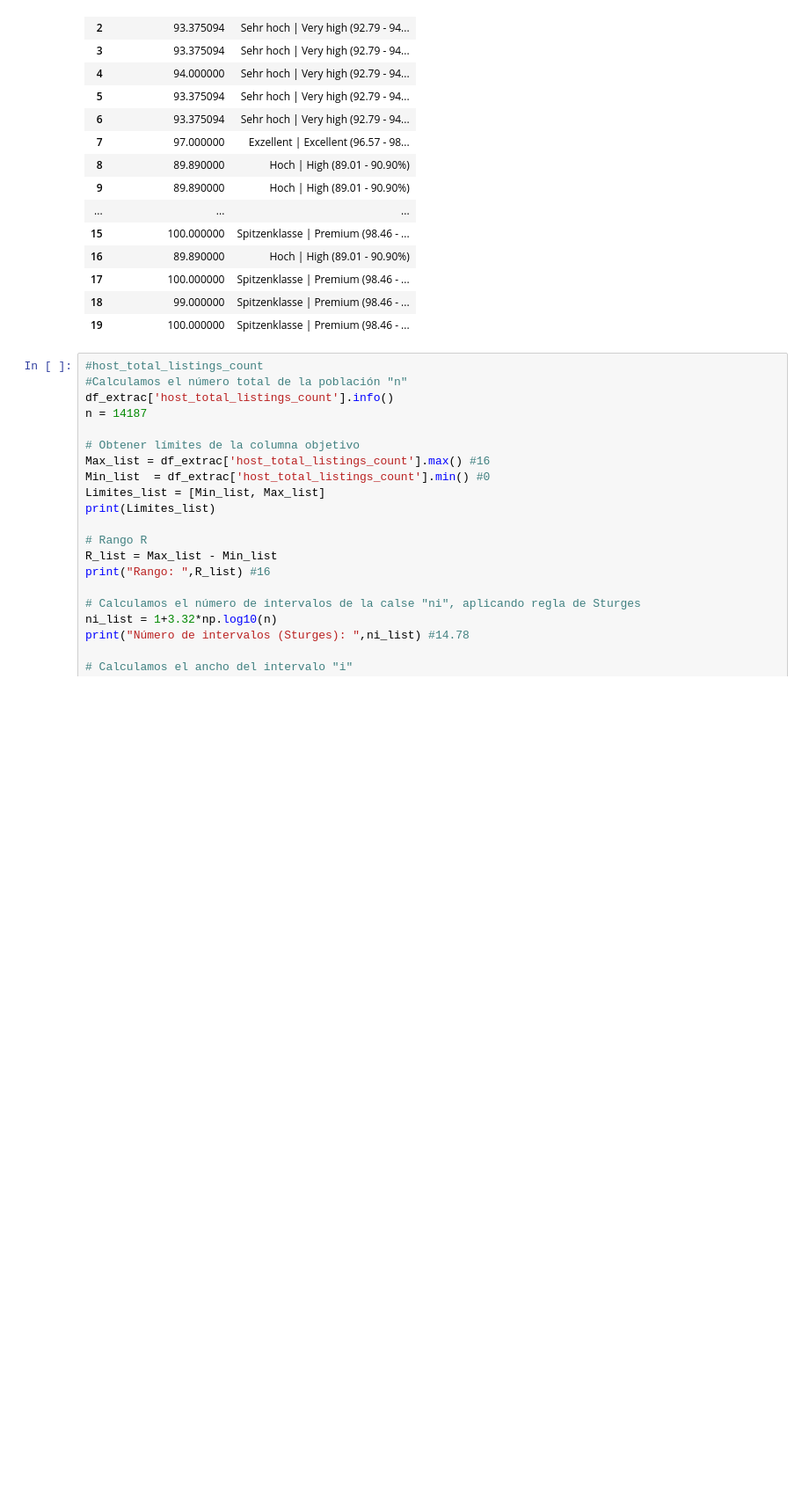
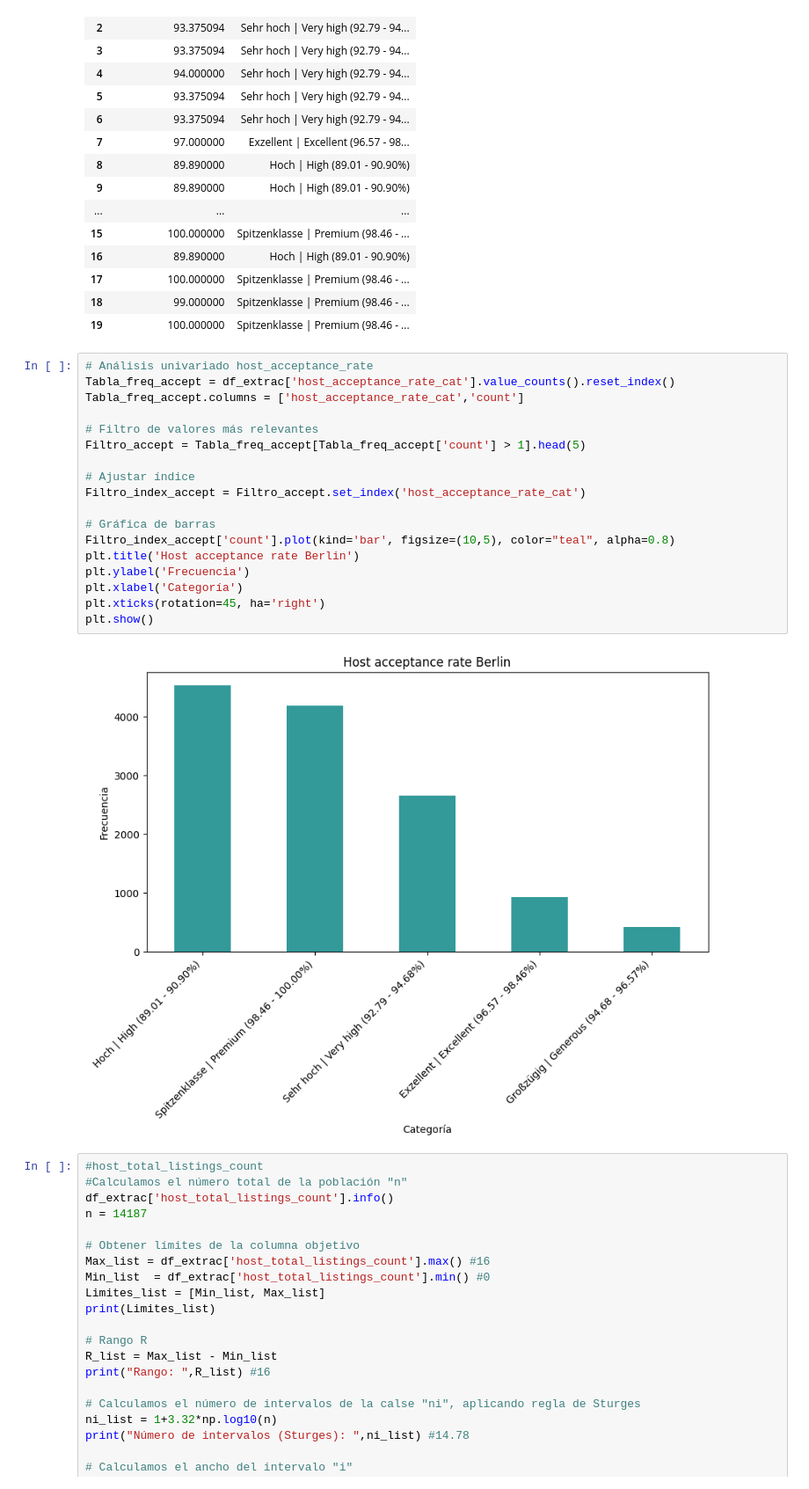
Before and after one commit to Raydays55/Actividad-5, a Jupyter notebook: Act5.ipynb, the cells around one changed output. Shown at 88% size. Cells and saved outputs as stored; diff of their text form; blank space fills up the shorter version.

```diff
--- a/Act5.ipynb
+++ b/Act5.ipynb
@@ -497,6 +498,26 @@ Ancho del intervalo:  1.8939039488044165
 | 17 | 100.000000 | Spitzenklasse | Premium (98.46 - ... |
 | 18 | 99.000000 | Spitzenklasse | Premium (98.46 - ... |
 | 19 | 100.000000 | Spitzenklasse | Premium (98.46 - ... |
+# %%
+# Análisis univariado host_acceptance_rate
+Tabla_freq_accept = df_extrac['host_acceptance_rate_cat'].value_counts().reset_index()
+Tabla_freq_accept.columns = ['host_acceptance_rate_cat','count']
+
+# Filtro de valores más relevantes
+Filtro_accept = Tabla_freq_accept[Tabla_freq_accept['count'] > 1].head(5)
+
+# Ajustar índice
+Filtro_index_accept = Filtro_accept.set_index('host_acceptance_rate_cat')
+
+# Gráfica de barras
+Filtro_index_accept['count'].plot(kind='bar', figsize=(10,5), color="teal", alpha=0.8)
+plt.title('Host acceptance rate Berlin')
+plt.ylabel('Frecuencia')
+plt.xlabel('Categoría')
+plt.xticks(rotation=45, ha='right')
+plt.show()
+# %% [output]
+[figure, added]
 # %%
 #host_total_listings_count
 #Calculamos el número total de la población "n"
```
Also changed, not shown: parts of 3 cells of this notebook.
